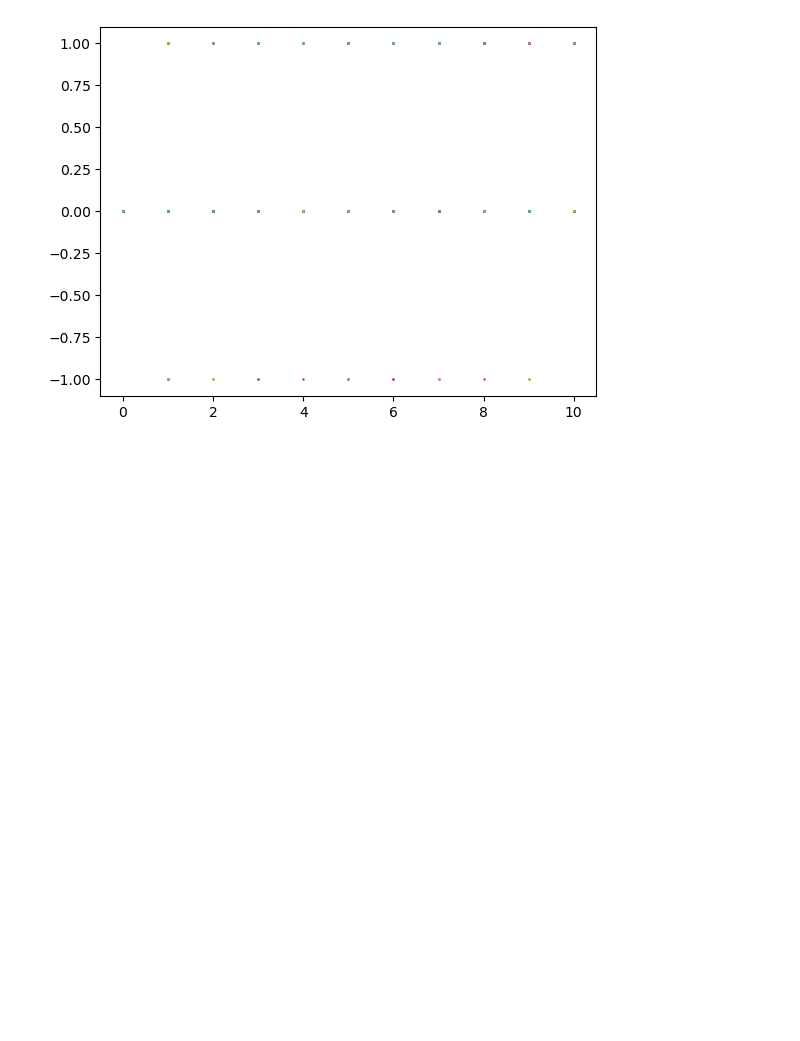
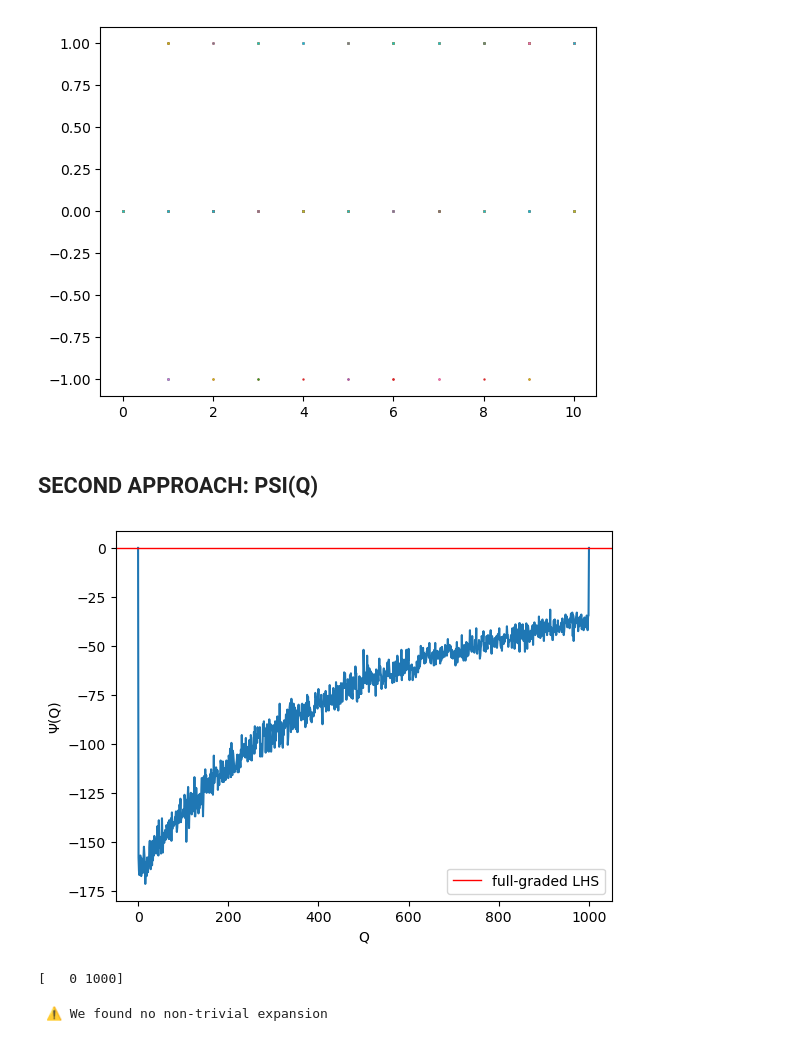
Before and after one commit to alecrespi/latinexpansion, a Jupyter notebook: eLHS.ipynb, the cells around one changed output. Saved outputs shown, nothing was run; the diff lists cells and outputs as text; code cells hidden in the pictures; blank space fills up the shorter version.

Commit message:
PSI(Q) function optimised

```diff
--- a/eLHS.ipynb
+++ b/eLHS.ipynb
@@ -67,14 +68,6 @@ ess3
 E pensare che mi ha dato 20...
 # %%
 from scipy.optimize import minimize
-
-# Approx Heaviside step function
-def F(t, sharpness = 1000):
-    return 0.5 * (1 + np.tanh(sharpness * t))
-
-# Approx Heaviside step function
-def H(x):
-    return np.where(x < 0, 0, 1)
 
 # Objective Function
 def objective(Q):
@@ -190,3 +183,53 @@ for i in range(N3 * 2):
     plt.scatter(xs, ys, s=0.5)
 # %% [output]
 [figure]
+# %% [markdown]
+## SECOND APPROACH: PSI(Q)
+# %%
+N, P = 1000, 2
+l = LHS.random(N)
+
+def PSI(Q):
+    TOT = N + Q
+    tmp = 0
+    for j in range(P):
+        for q in range(TOT):
+            tmp += H(
+                np.sum([
+                    H(l[i, j] - q/TOT) * H((q+1)/TOT - l[i, j]) for i in range(N)
+                ]) - 1
+            )
+    return (tmp/P) - N
+# %%
+xs = np.arange(0, N + 1)
+ys = np.array([PSI(x) for x in xs])
+
+plt.plot(xs, ys)
+plt.xlabel("Q")
+plt.ylabel("Ψ(Q)")
+plt.axhline(0, color='red', linestyle='-', linewidth = 1, label = "full-graded LHS")
+plt.legend()
+plt.show()
+# %% [output]
+[figure, added]
+# %%
+# finding the optimal Qs
+xys = np.column_stack([xs, ys])
+Qs = np.array(xys[xys[:, 1] == 0] [:, 0], dtype=int)
+print(Qs)
+# %% [output]
+[   0 1000]
+# %%
+painQ = -1
+for i in range(len(Qs)):
+    if Qs[i] % N != 0:
+        painQ = Qs[i]
+        break
+if painQ != -1:
+    expansion = eLHS(l, painQ)
+    print("N: ", N, "\tQ: ", painQ)
+    print("Is it a full-grade expansion?", expansion["grade"], " | ", "✅" if expansion["grade"] == N + painQ else "❌")
+else:
+    print(" ⚠️ We found no non-trivial expansion")
+# %% [output]
+ ⚠️ We found no non-trivial expansion
```
Also changed, not shown: parts of 1 cell of this notebook.
